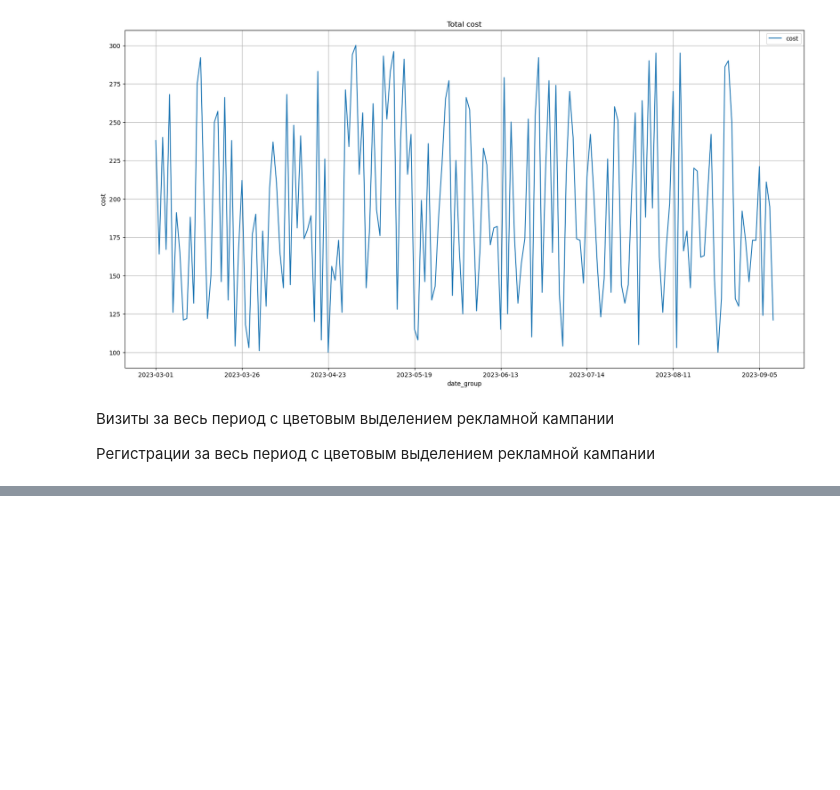
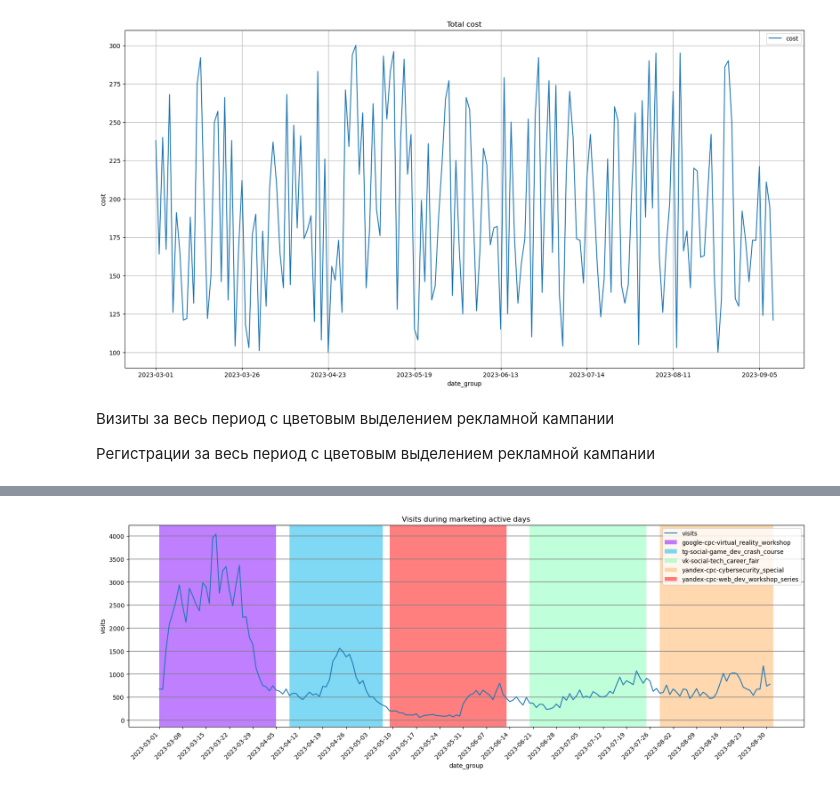
Before and after one commit to MaximManuyko/data-analytics-project-100, a Jupyter notebook: Проект_3.ipynb, the cells around one changed output, grey strips where cells are left out. Cells and saved outputs as stored; diff of their text form; code cells hidden in the pictures; blank space fills up the shorter version.

```diff
--- a/Проект_3.ipynb
+++ b/Проект_3.ipynb
@@ -742,0 +676,14 @@ plt.show()
+# %%
+df_ads_group_1 = df_ads.copy(deep=True)
+df_ads_group_1 = df_ads_group_1.groupby(['date_group', 'utm_source', 'utm_medium', 'campaign'], as_index=False)['cost'].sum()
+
+df_graf_visit_grouped_1 = df_visit_grouped.copy(deep=True)
+df_graf_visit_grouped_1 = df_graf_visit_grouped_1.groupby('date_group')['visits'].sum().reset_index()
+
+df_graf_registrations_grouped_1 = df_registrations_grouped.copy(deep=True)
+
+df_graf_registrations_grouped_1 = df_graf_registrations_grouped_1.groupby('date_group')['registrations'].sum().reset_index()
+
+print(df_ads_group_1)
+print(df_graf_visit_grouped_1)
+print(df_graf_registrations_grouped_1)
@@ -742,0 +708,52 @@ plt.show()
+# %%
+grouped_df = df_ads_group_1.groupby(['utm_source', 'utm_medium', 'campaign'])
+result_df = pd.DataFrame(columns=['date_group_start', 'date_group_end', 'Ads'])
+
+for group, group_df in grouped_df:
+    start_date = group_df['date_group'].min()
+    end_date = group_df['date_group'].max()
+    ads_name = '-'.join(group)
+
+    result_df = pd.concat([result_df, pd.DataFrame({'date_group_start': [start_date],
+                                                    'date_group_end': [end_date],
+                                                    'Ads': [ads_name]})], ignore_index=True)
+
+
+grouped_df = df_ads_group_1.groupby(['utm_source', 'utm_medium', 'campaign'])
+result_df = pd.DataFrame(columns=['date_group_start', 'date_group_end', 'Ads'])
+
+for group, group_df in grouped_df:
+    start_date = group_df['date_group'].min()
+    end_date = group_df['date_group'].max()
+    ads_name = '-'.join(group)
+
+    result_df = pd.concat([result_df, pd.DataFrame({'date_group_start': [start_date],
+                                                    'date_group_end': [end_date],
+                                                    'Ads': [ads_name]})], ignore_index=True)
+
+num_colors = len(result_df['Ads'].unique())
+ads_colors = plt.cm.rainbow(np.linspace(0, 1, num_colors))
+
+ads_color_dict = dict(zip(result_df['Ads'].unique(), ads_colors))
+
+plt.figure(figsize=(20, 6))
+plt.plot(df_graf_visit_grouped_1['date_group'], df_graf_visit_grouped_1['visits'], label='visits')
+
+for index, row in result_df.iterrows():
+    plt.axvspan(row['date_group_start'], row['date_group_end'], facecolor=ads_color_dict[row['Ads']], alpha=0.5, label=row['Ads'])
+
+plt.grid(which='major', axis='y', linestyle='-', linewidth=1.5, color='gray', alpha=0.7)
+plt.title('Visits during marketing active days')
+plt.xlabel('date_group')
+plt.ylabel('visits')
+plt.xticks(df_graf_visit_grouped_1['date_group'][::7], rotation=45, ha='right')
+
+handles, labels = plt.gca().get_legend_handles_labels()
+by_label = dict(zip(labels, handles))
+plt.legend(by_label.values(), by_label.keys())
+
+plt.savefig('charts/visits_during_marketing_active_days.png')
+
+plt.show()
+# %% [output]
+[figure, added]
```
Also changed, not shown: parts of 18 cells of this notebook, 21 other files.
